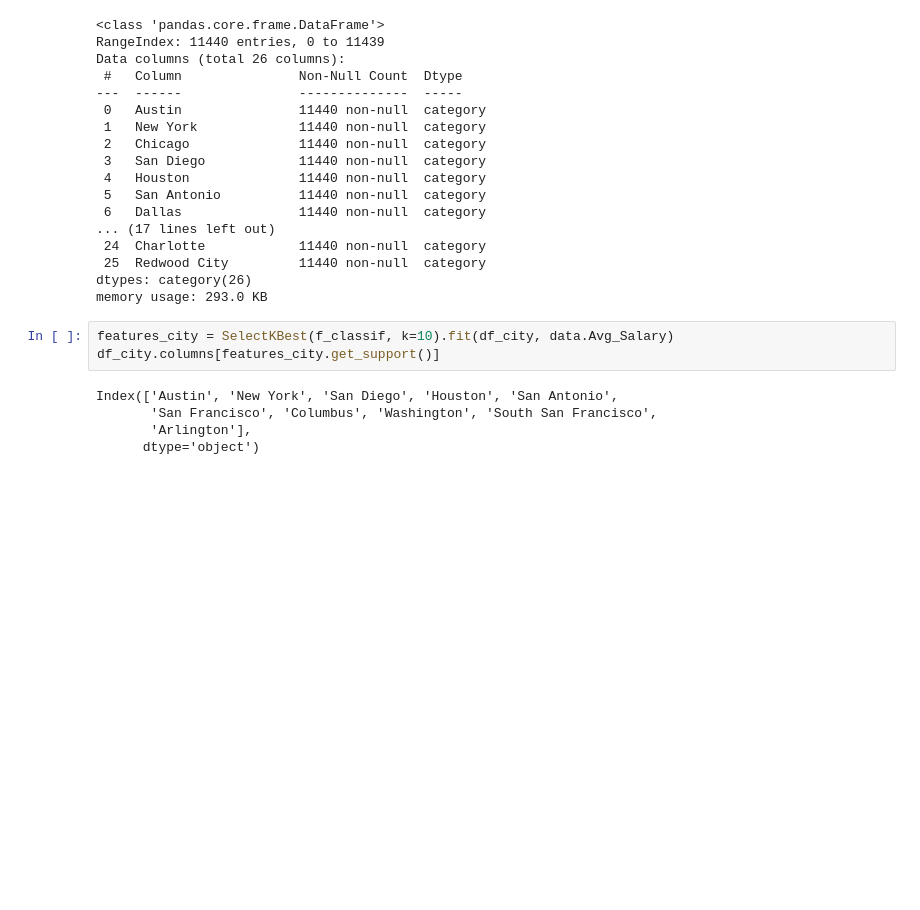
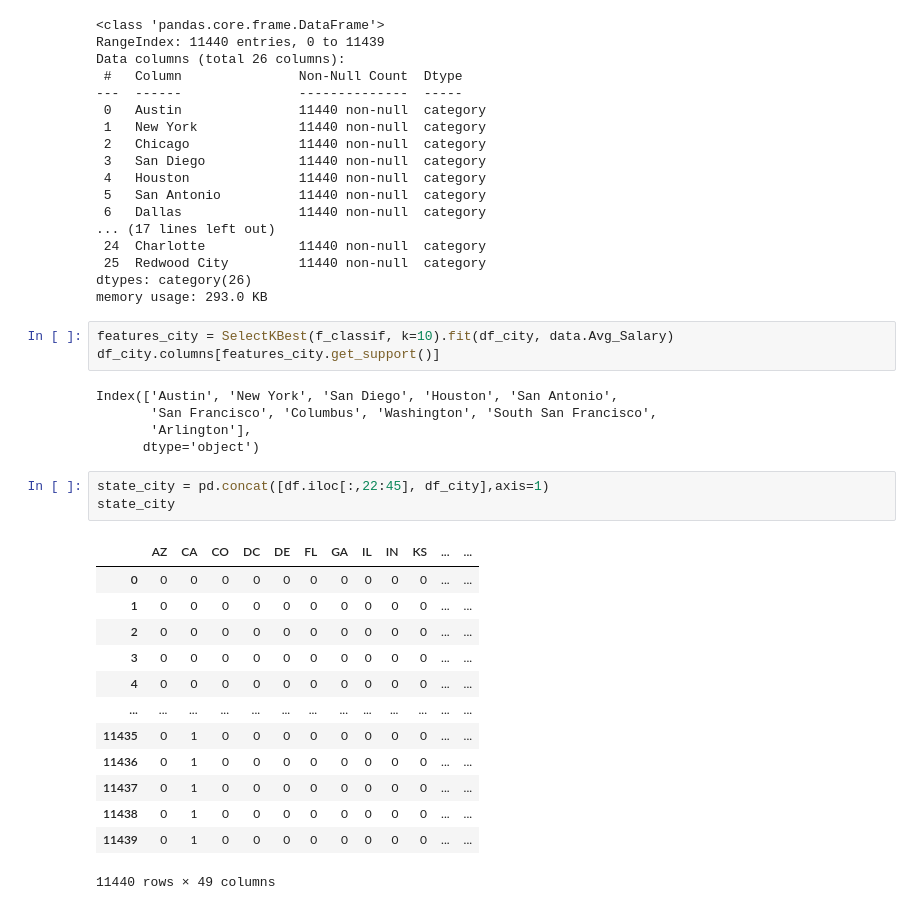
Before and after one commit to ronaldpacheco/Capstone_2_Data-Science-Salary-Prediction, a Jupyter notebook: EDA.ipynb, the cells around one changed output. Saved outputs shown, nothing was run; the diff lists cells and outputs as text; blank space fills up the shorter version.

```diff
--- a/EDA.ipynb
+++ b/EDA.ipynb
@@ -393,3 +361,20 @@ Index(['Austin', 'New York', 'San Diego', 'Houston', 'San Antonio',
        'San Francisco', 'Columbus', 'Washington', 'South San Francisco',
        'Arlington'],
       dtype='object')
+# %%
+state_city = pd.concat([df.iloc[:,22:45], df_city],axis=1)
+state_city
+# %% [output]
+|  | AZ | CA | CO | DC | DE | FL | GA | IL | IN | KS | ... | ... |
+| 0 | 0 | 0 | 0 | 0 | 0 | 0 | 0 | 0 | 0 | 0 | ... | ... |
+| 1 | 0 | 0 | 0 | 0 | 0 | 0 | 0 | 0 | 0 | 0 | ... | ... |
+| 2 | 0 | 0 | 0 | 0 | 0 | 0 | 0 | 0 | 0 | 0 | ... | ... |
+| 3 | 0 | 0 | 0 | 0 | 0 | 0 | 0 | 0 | 0 | 0 | ... | ... |
+| 4 | 0 | 0 | 0 | 0 | 0 | 0 | 0 | 0 | 0 | 0 | ... | ... |
+| ... | ... | ... | ... | ... | ... | ... | ... | ... | ... | ... | ... | ... |
+| 11435 | 0 | 1 | 0 | 0 | 0 | 0 | 0 | 0 | 0 | 0 | ... | ... |
+| 11436 | 0 | 1 | 0 | 0 | 0 | 0 | 0 | 0 | 0 | 0 | ... | ... |
+| 11437 | 0 | 1 | 0 | 0 | 0 | 0 | 0 | 0 | 0 | 0 | ... | ... |
+| 11438 | 0 | 1 | 0 | 0 | 0 | 0 | 0 | 0 | 0 | 0 | ... | ... |
+| 11439 | 0 | 1 | 0 | 0 | 0 | 0 | 0 | 0 | 0 | 0 | ... | ... |
+11440 rows × 49 columns
```
Also changed, not shown: parts of 20 cells of this notebook.
